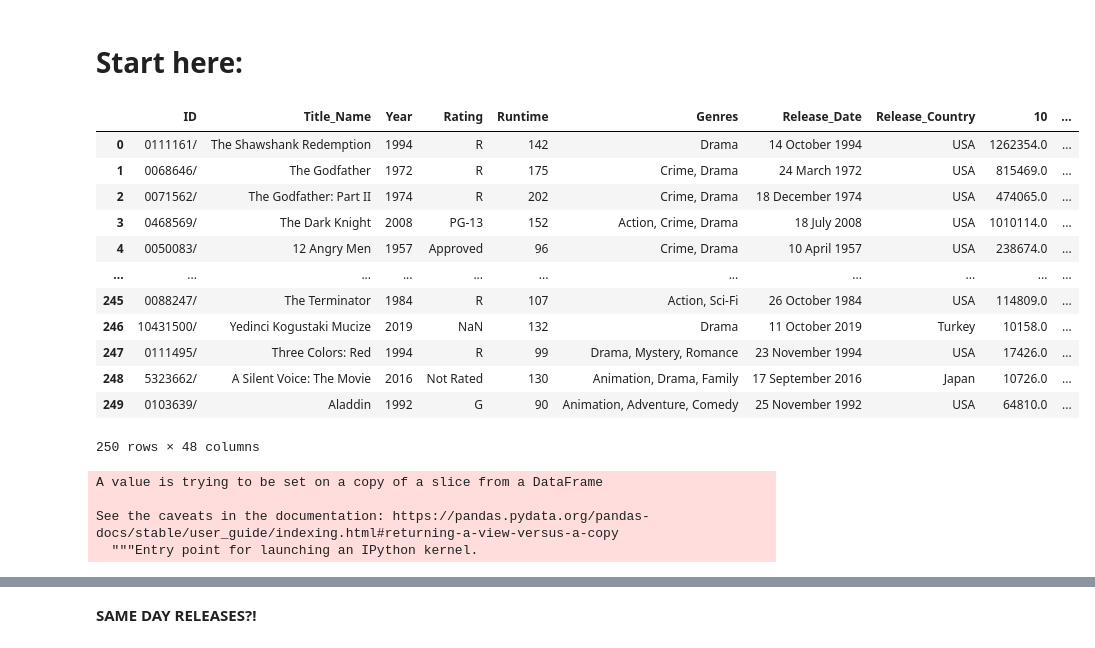
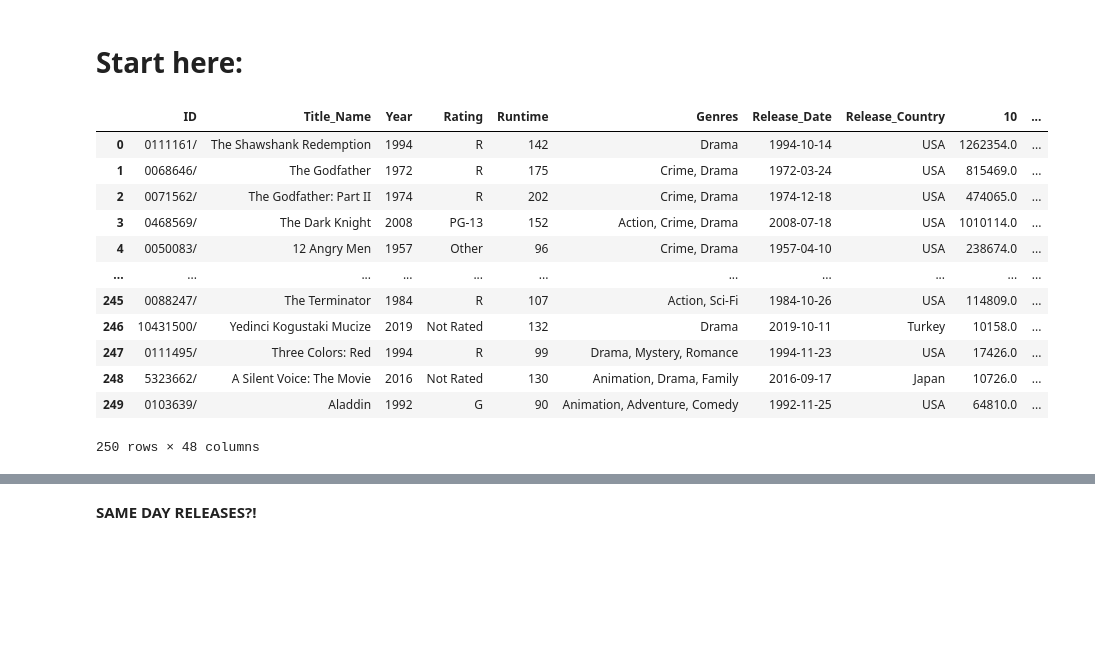
Before and after one commit to MaxTechniche/DS20_Unit_1_Build, a Jupyter notebook: Jacob_Maxfield_Unit_1_Project_Build.ipynb, the cells around one changed output, grey strips where cells are left out. Saved outputs shown, nothing was run; the diff lists cells and outputs as text; code cells hidden in the pictures; blank space fills up the shorter version.

```diff
--- a/Jacob_Maxfield_Unit_1_Project_Build.ipynb
+++ b/Jacob_Maxfield_Unit_1_Project_Build.ipynb
@@ -142,27 +143,23 @@ def get_rankings(df):
 # %% [markdown]
 # Start here:
 # %%
-imdb_list = 'https://raw.githubusercontent.com/MaxTechniche/DS20_Unit_1_Build/master/top_250_IMDb_movies_and_rankings.csv'
+imdb_list = 'https://raw.githubusercontent.com/MaxTechniche/DS20_Unit_1_Build/master/IMDb_Top_250.csv'
 df = pd.read_csv(imdb_list)
+# Replace and reduce ratings as well as EDA
+rating_system = {'Passed':'Other','Approved':'Other','GP':'Other',np.NaN:'Not Rated','':'Not Rated'}
+df['Rating'] = df['Rating'].replace(rating_system)
 df
 # %% [output]
 |  | ID | Title_Name | Year | Rating | Runtime | Genres | Release_Date | Release_Country | 10 | ... |
-| 0 | 0111161/ | The Shawshank Redemption | 1994 | R | 142 | Drama | 14 October 1994 | USA | 1262354.0 | ... |
-| 1 | 0068646/ | The Godfather | 1972 | R | 175 | Crime, Drama | 24 March 1972 | USA | 815469.0 | ... |
-| 2 | 0071562/ | The Godfather: Part II | 1974 | R | 202 | Crime, Drama | 18 December 1974 | USA | 474065.0 | ... |
-| 3 | 0468569/ | The Dark Knight | 2008 | PG-13 | 152 | Action, Crime, Drama | 18 July 2008 | USA | 1010114.0 | ... |
-| 4 | 0050083/ | 12 Angry Men | 1957 | Approved | 96 | Crime, Drama | 10 April 1957 | USA | 238674.0 | ... |
+| 0 | 0111161/ | The Shawshank Redemption | 1994 | R | 142 | Drama | 1994-10-14 | USA | 1262354.0 | ... |
+| 1 | 0068646/ | The Godfather | 1972 | R | 175 | Crime, Drama | 1972-03-24 | USA | 815469.0 | ... |
+| 2 | 0071562/ | The Godfather: Part II | 1974 | R | 202 | Crime, Drama | 1974-12-18 | USA | 474065.0 | ... |
+| 3 | 0468569/ | The Dark Knight | 2008 | PG-13 | 152 | Action, Crime, Drama | 2008-07-18 | USA | 1010114.0 | ... |
+| 4 | 0050083/ | 12 Angry Men | 1957 | Other | 96 | Crime, Drama | 1957-04-10 | USA | 238674.0 | ... |
 | ... | ... | ... | ... | ... | ... | ... | ... | ... | ... | ... |
-| 245 | 0088247/ | The Terminator | 1984 | R | 107 | Action, Sci-Fi | 26 October 1984 | USA | 114809.0 | ... |
-| 246 | 10431500/ | Yedinci Kogustaki Mucize | 2019 | NaN | 132 | Drama | 11 October 2019 | Turkey | 10158.0 | ... |
-| 247 | 0111495/ | Three Colors: Red | 1994 | R | 99 | Drama, Mystery, Romance | 23 November 1994 | USA | 17426.0 | ... |
-| 248 | 5323662/ | A Silent Voice: The Movie | 2016 | Not Rated | 130 | Animation, Drama, Family | 17 September 2016 | Japan | 10726.0 | ... |
-| 249 | 0103639/ | Aladdin | 1992 | G | 90 | Animation, Adventure, Comedy | 25 November 1992 | USA | 64810.0 | ... |
+| 245 | 0088247/ | The Terminator | 1984 | R | 107 | Action, Sci-Fi | 1984-10-26 | USA | 114809.0 | ... |
+| 246 | 10431500/ | Yedinci Kogustaki Mucize | 2019 | Not Rated | 132 | Drama | 2019-10-11 | Turkey | 10158.0 | ... |
+| 247 | 0111495/ | Three Colors: Red | 1994 | R | 99 | Drama, Mystery, Romance | 1994-11-23 | USA | 17426.0 | ... |
+| 248 | 5323662/ | A Silent Voice: The Movie | 2016 | Not Rated | 130 | Animation, Drama, Family | 2016-09-17 | Japan | 10726.0 | ... |
+| 249 | 0103639/ | Aladdin | 1992 | G | 90 | Animation, Adventure, Comedy | 1992-11-25 | USA | 64810.0 | ... |
 250 rows × 48 columns
-# %%
-df['Release_Date'][51] = 'September 1954'
-# %% [output]
-A value is trying to be set on a copy of a slice from a DataFrame
-
-See the caveats in the documentation: https://pandas.pydata.org/pandas-docs/stable/user_guide/indexing.html#returning-a-view-versus-a-copy
-  """Entry point for launching an IPython kernel.
```
Also changed, not shown: parts of 29 cells of this notebook.
